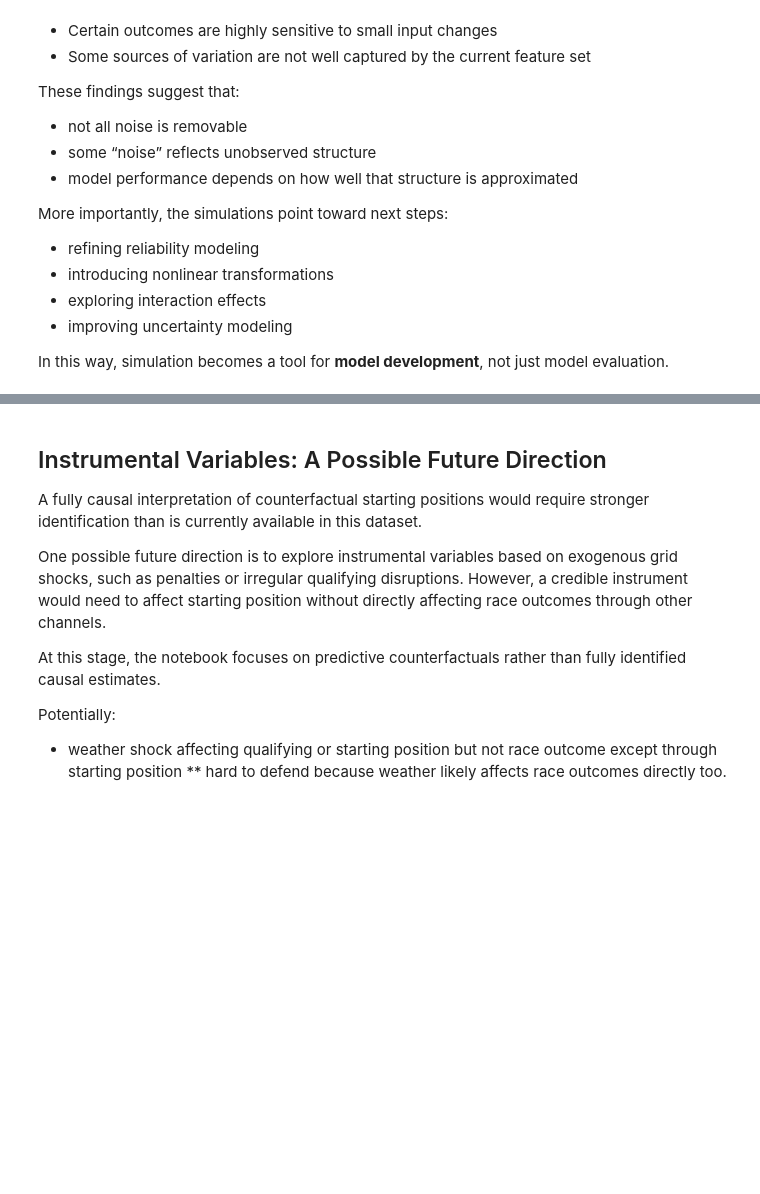
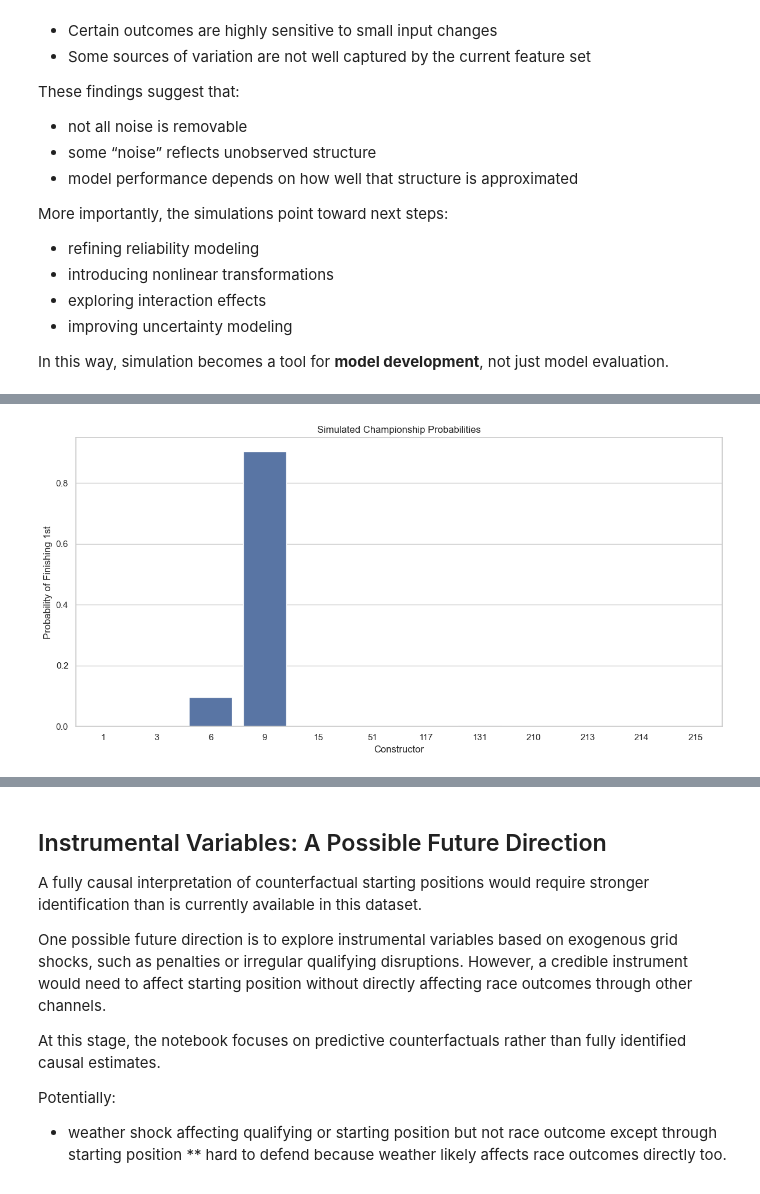
Before and after one commit to blackpaigestone/f1-worldchamp, a Jupyter notebook: 07_simulation_and_counterfactuals.ipynb, the cells around one changed output, grey strips where cells are left out. Saved outputs shown, nothing was run; the diff lists cells and outputs as text; code cells hidden in the pictures; blank space fills up the shorter version.

```diff
--- a/07_simulation_and_counterfactuals.ipynb
+++ b/07_simulation_and_counterfactuals.ipynb
@@ -95,0 +110,6 @@ from sklearn.base import clone
+# %%
+prerace = pd.read_parquet("data_processed/f1_feature_store_prerace.parquet")
+master = pd.read_parquet("data_processed/f1_feature_store_master.parquet")
+
+print("prerace shape:", prerace.shape)
+print("master shape:", master.shape)
@@ -227,0 +749,17 @@ In this way, simulation becomes a tool for **model development**, not just model
+# %%
+championship_prob = (
+    constructor_standings
+    .assign(champion=lambda d: (d["final_rank"] == 1).astype(int))
+    .groupby("constructorId", as_index=False)
+    .agg(championship_probability=("champion", "mean"))
+)
+
+plt.figure(figsize=(12, 6))
+sns.barplot(data=championship_prob, x="constructorId", y="championship_probability")
+plt.title("Simulated Championship Probabilities")
+plt.xlabel("Constructor")
+plt.ylabel("Probability of Finishing 1st")
+plt.tight_layout()
+plt.show()
+# %% [output]
+[figure, added]
```
Also changed, not shown: parts of 30 cells of this notebook.
